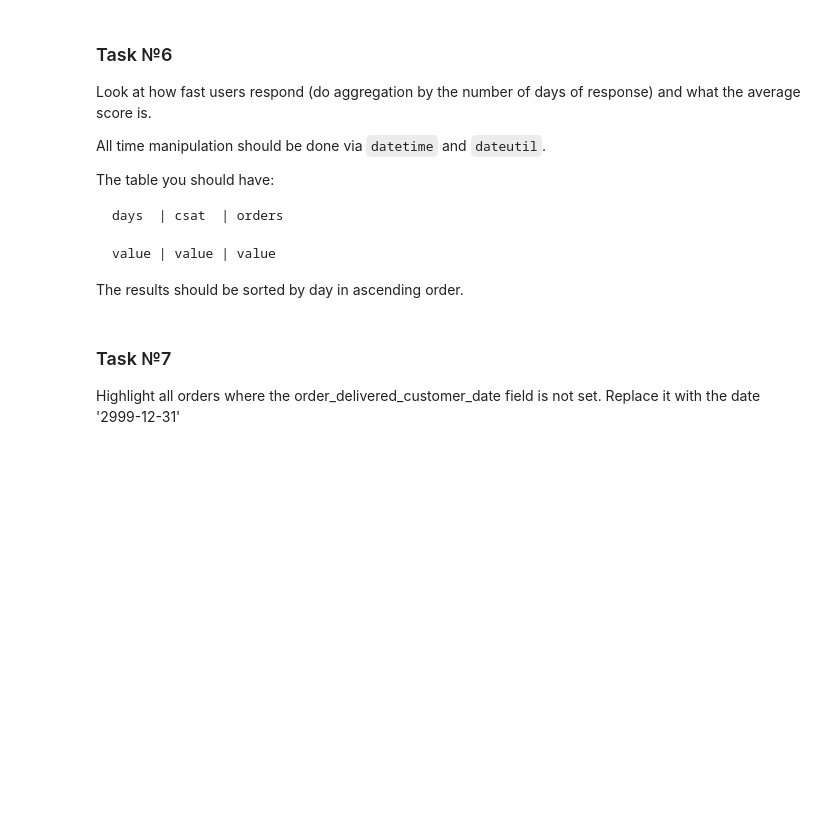
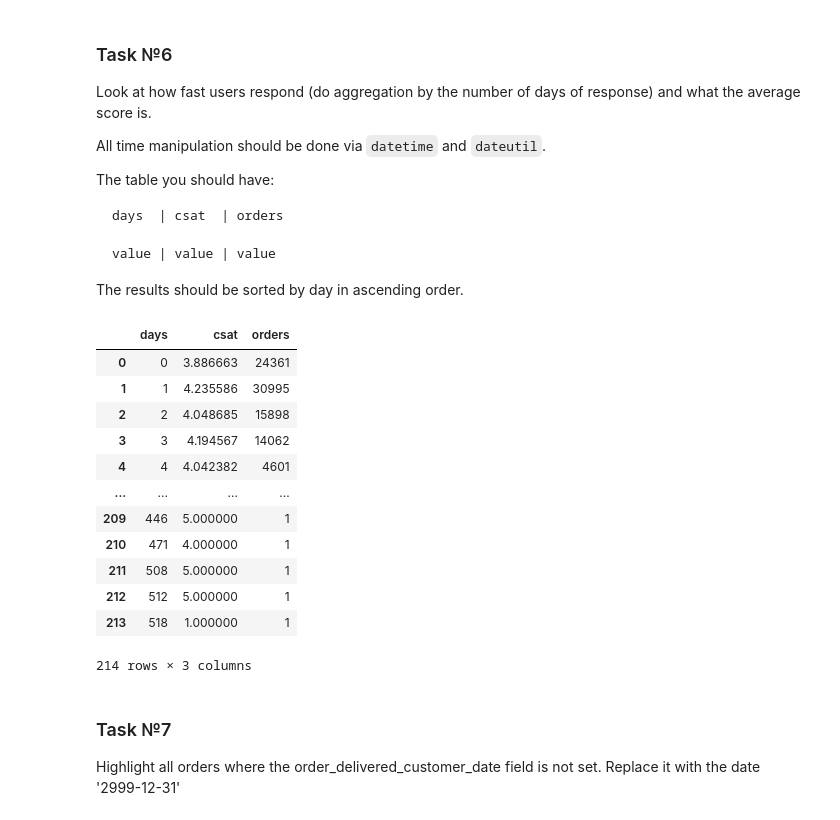
Before and after one commit to VladRub1/Data-Analysis, a Jupyter notebook: Olist-marketplace-analysis/Pandas/Python_olist_pandas_project.ipynb, the cells around one changed output. Drawn from its saved outputs; the diff is of its cells as text; code cells hidden in the pictures; blank space fills up the shorter version.

```diff
--- a/Olist-marketplace-analysis/Pandas/Python_olist_pandas_project.ipynb
+++ b/Olist-marketplace-analysis/Pandas/Python_olist_pandas_project.ipynb
@@ -367,6 +433,22 @@ def task_6(reviews):
     res = res.rename({'delta_days': 'days', 'review_score': 'csat', 'delta': 'orders'}, axis=1)
 
     return res
+# %%
+task_6(reviews)
+# %% [output]
+|  | days | csat | orders |
+| 0 | 0 | 3.886663 | 24361 |
+| 1 | 1 | 4.235586 | 30995 |
+| 2 | 2 | 4.048685 | 15898 |
+| 3 | 3 | 4.194567 | 14062 |
+| 4 | 4 | 4.042382 | 4601 |
+| ... | ... | ... | ... |
+| 209 | 446 | 5.000000 | 1 |
+| 210 | 471 | 4.000000 | 1 |
+| 211 | 508 | 5.000000 | 1 |
+| 212 | 512 | 5.000000 | 1 |
+| 213 | 518 | 1.000000 | 1 |
+214 rows × 3 columns
 # %%
 # Checks
 
```
Also changed, not shown: parts of 9 cells of this notebook, 2 other files.
